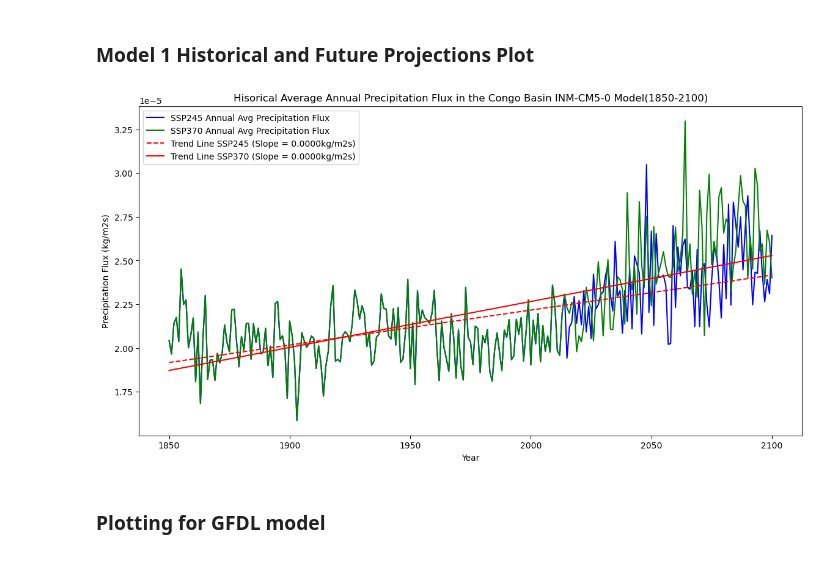
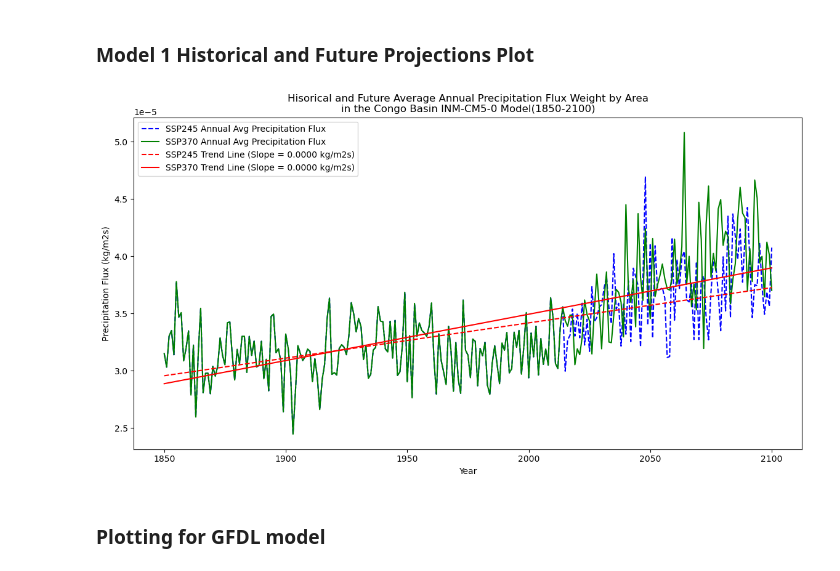
Before and after one commit to haylee360/eds296-hw1, a Jupyter notebook: eds296-hw1-hoyler.ipynb, the cells around one changed output. Saved outputs shown, nothing was run; the diff lists cells and outputs as text; code cells hidden in the pictures.

```diff
--- a/eds296-hw1-hoyler.ipynb
+++ b/eds296-hw1-hoyler.ipynb
@@ -171,3 +159,18 @@ lon_min, lon_max = 12, 34
+# %%
+# Define function to generate area weights
+def weights(dat):
+    # Calculate weighting factor = cosine of latitude
+    coslat = np.cos(np.deg2rad(dat.lat))
+    weight_factor = coslat / coslat.mean(dim='lat')
+
+    # Weight all points by the weighting factor
+    computed_weight = dat * weight_factor
+
+    # Return the set of weights: this has dimension equal to that of the input data
+    return computed_weight
+
+# Weight our INM precipitation data
+pr_inm_370 = weights(pr_inm_370)
 # %%
 # Subsetting for INM model
 # Define logical mask: True when lat/lon inside the valid ranges, False elsewhere
@@ -218,6 +220,9 @@ Now, let's plot the historical data with the future projections for the 245 and
 # %%
 # Select tas variable, store as xarray DataArray
 pr_inm_245 = inm_245['pr']
+
+# Weight our INM precipitation data
+pr_inm_245 = weights(pr_inm_245)
 
 # Subsetting for INM model
 # Define logical mask: True when lat/lon inside the valid ranges, False elsewhere
@@ -271,18 +276,18 @@ trend_line_370 = np.poly1d(x_inm_370)
 # %%
 # Plot our annual data and the trend line
 fig, ax = plt.subplots(figsize=(14,7))
 ax.plot(annual_mean_inm_245.year, annual_mean_inm_245, label= 'SSP245 Annual Avg Precipitation Flux', color='blue', linestyle='--')
 ax.plot(annual_mean_inm_370.year, annual_mean_inm_370, label= 'SSP370 Annual Avg Precipitation Flux', color='green')
 ax.plot(annual_mean_inm_245.year, trend_line_245(annual_mean_inm_245.year), color='red', linestyle='--', label=f'SSP245 Trend Line (Slope = {x_inm_245[0]:.4f} kg/m2s)')
 ax.plot(annual_mean_inm_370.year, trend_line_370(annual_mean_inm_370.year), color='red', label=f'SSP370 Trend Line (Slope = {x_inm_370[0]:.4f} kg/m2s)')
 
-ax.set_title('Hisorical Average Annual Precipitation Flux in the Congo Basin INM-CM5-0 Model(1850-2100)')
+ax.set_title('Hisorical and Future Average Annual Precipitation Flux Weight by Area\nin the Congo Basin INM-CM5-0 Model (1850-2100)')
 ax.set_xlabel('Year')
 ax.set_ylabel('Precipitation Flux (kg/m2s)')
 ax.legend()
 plt.show()
 # %% [output]
-[figure, old version]
+[figure, new version]
 # %% [markdown]
 ### Plotting for GFDL model
 # %%
```
Also changed, not shown: parts of 23 cells of this notebook.
